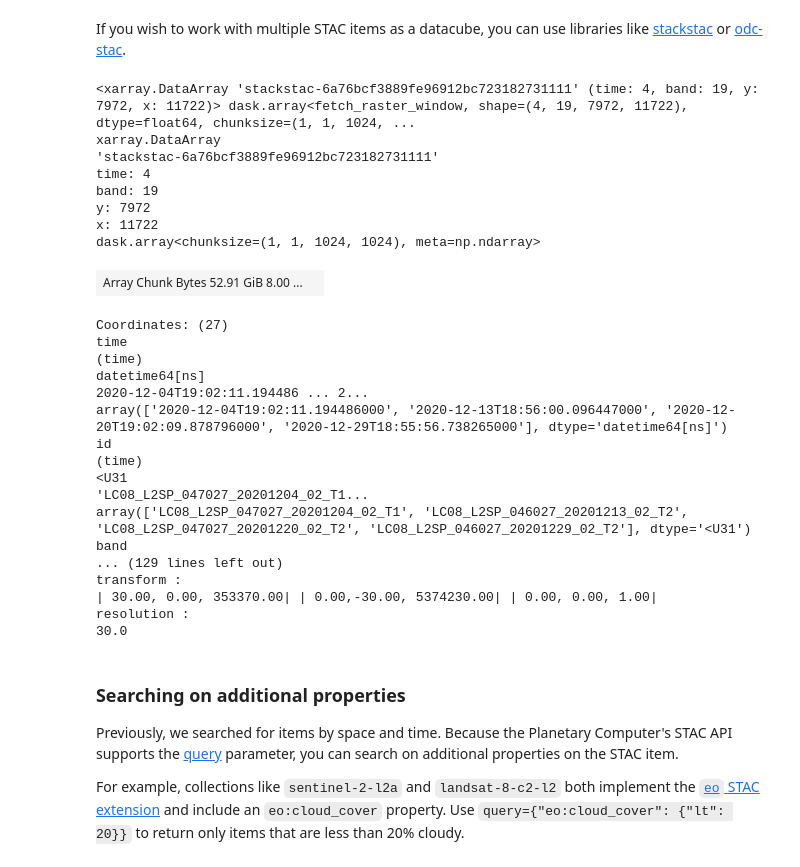
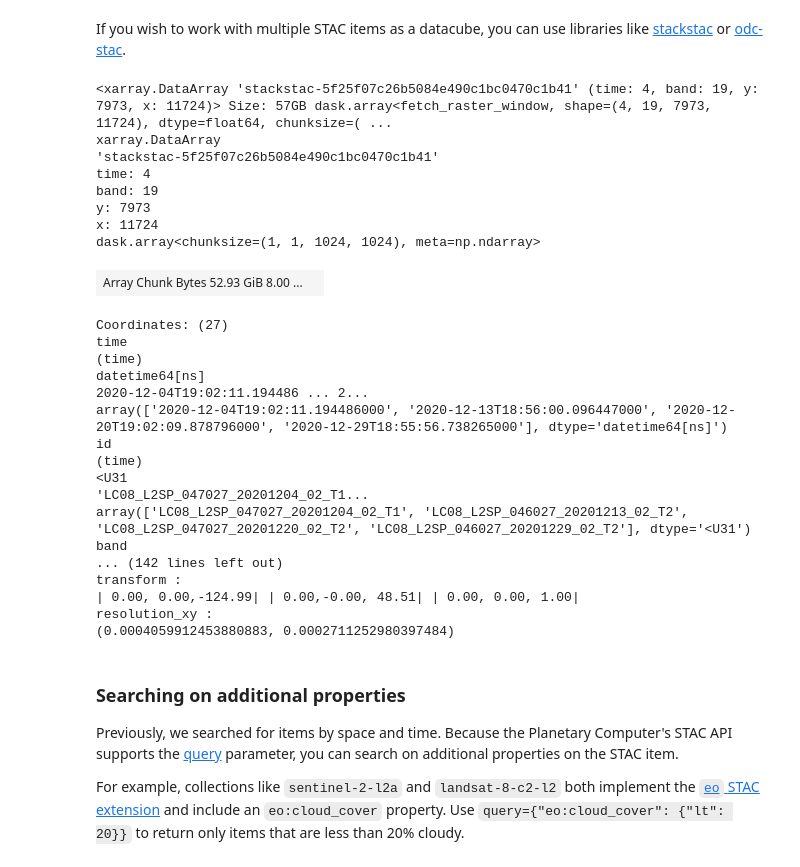
Before and after one commit to VorGeo/cng-onboarding, a Jupyter notebook: tutorials/stac/mspc_stac/index.ipynb, the cells around one changed output. Saved outputs shown, nothing was run; the diff lists cells and outputs as text; code cells hidden in the pictures.

```diff
--- a/tutorials/stac/mspc_stac/index.ipynb
+++ b/tutorials/stac/mspc_stac/index.ipynb
@@ -166,18 +158,21 @@ If you wish to work with multiple STAC items as a datacube, you can use librarie
 # %%
 import stackstac
 
-ds = stackstac.stack(planetary_computer.sign(items))
+ds = stackstac.stack(
+  planetary_computer.sign(items),
+  epsg=4326
+)
 ds
 # %% [output]
-<xarray.DataArray 'stackstac-6a76bcf3889fe96912bc723182731111' (time: 4, band: 19, y: 7972, x: 11722)> dask.array<fetch_raster_window, shape=(4, 19, 7972, 11722), dtype=float64, chunksize=(1, 1, 1024, ...
+<xarray.DataArray 'stackstac-5f25f07c26b5084e490c1bc0470c1b41' (time: 4, band: 19, y: 7973, x: 11724)> Size: 57GB dask.array<fetch_raster_window, shape=(4, 19, 7973, 11724), dtype=float64, chunksize=( ...
 xarray.DataArray
-'stackstac-6a76bcf3889fe96912bc723182731111'
+'stackstac-5f25f07c26b5084e490c1bc0470c1b41'
 time: 4
 band: 19
-y: 7972
-x: 11722
+y: 7973
+x: 11724
 dask.array<chunksize=(1, 1, 1024, 1024), meta=np.ndarray>
-| Array Chunk Bytes 52.91 GiB 8.00 ... |  |
+| Array Chunk Bytes 52.93 GiB 8.00 ... |  |
 Coordinates: (27)
 time
 (time)
@@ -190,11 +185,11 @@ id
 'LC08_L2SP_047027_20201204_02_T1...
 array(['LC08_L2SP_047027_20201204_02_T1', 'LC08_L2SP_046027_20201213_02_T2', 'LC08_L2SP_047027_20201220_02_T2', 'LC08_L2SP_046027_20201229_02_T2'], dtype='<U31')
 band
-... (129 lines left out)
+... (142 lines left out)
 transform :
-| 30.00, 0.00, 353370.00| | 0.00,-30.00, 5374230.00| | 0.00, 0.00, 1.00|
-resolution :
-30.0
+| 0.00, 0.00,-124.99| | 0.00,-0.00, 48.51| | 0.00, 0.00, 1.00|
+resolution_xy :
+(0.0004059912453880883, 0.0002711252980397484)
 # %% [markdown]
 ### Searching on additional properties
 
```
Also changed, not shown: parts of 13 cells of this notebook, 2 other files.
